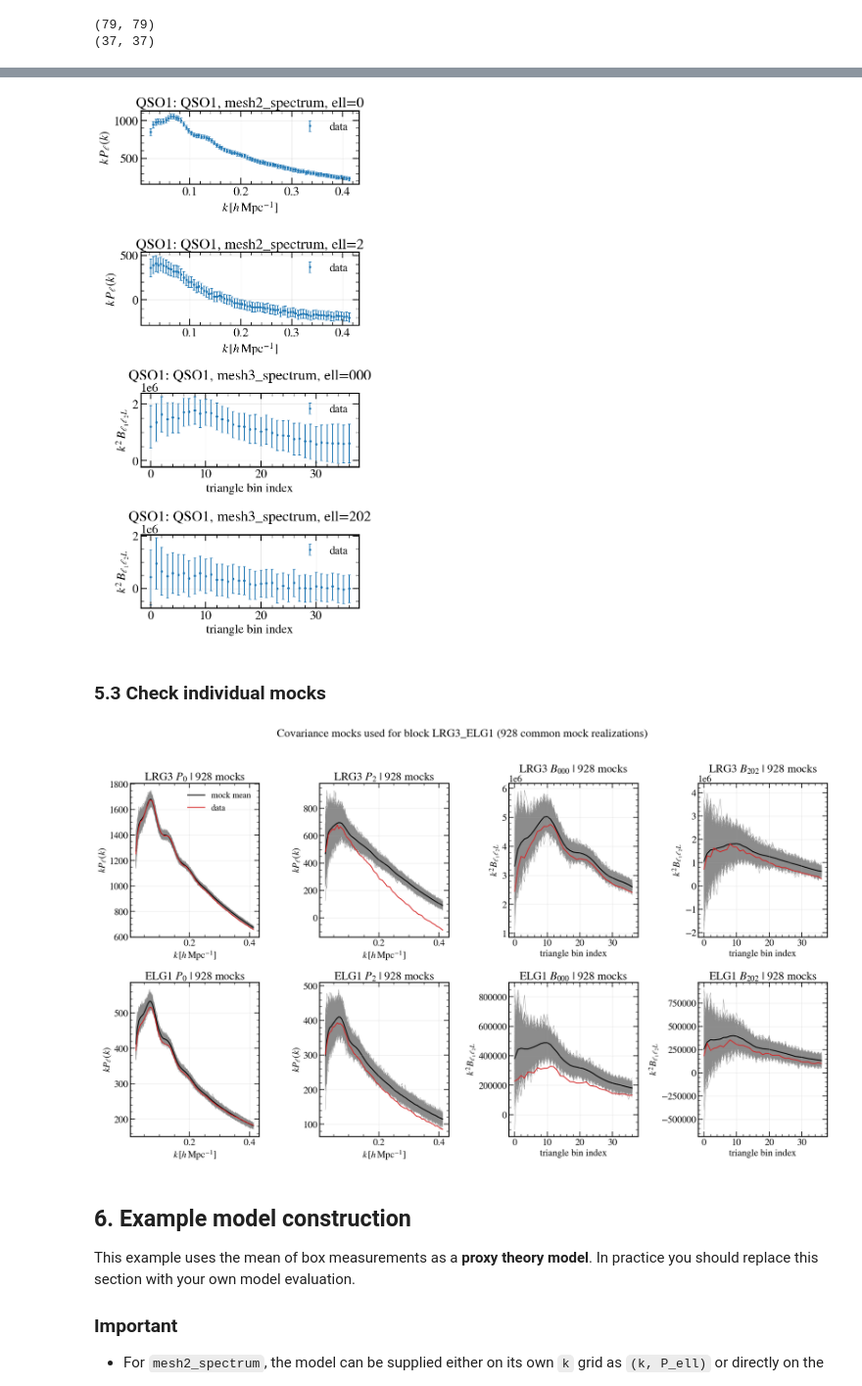
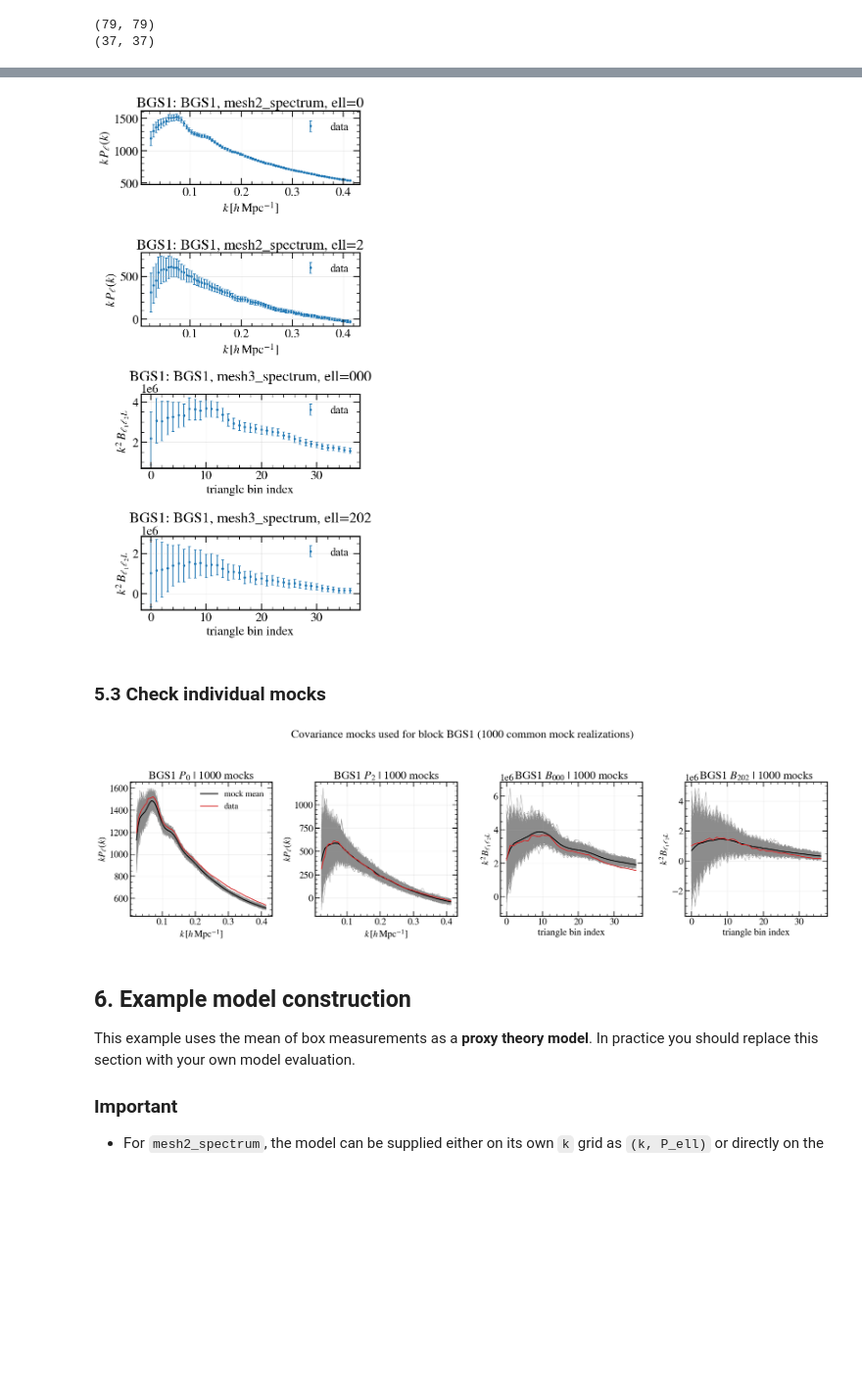
Before and after one commit to marcospellejero/desi-clustering, a Jupyter notebook: full_shape/nb/Compute_your_chi2_cleaned.ipynb, the cells around one changed output, grey strips where cells are left out. Shown at 98% size. Cells and saved outputs as stored; diff of their text form; code cells hidden in the pictures; blank space fills up the shorter version.

Commit message:
Addition of the BGS tracers to the computation of the covariance

```diff
--- a/full_shape/nb/Compute_your_chi2_cleaned.ipynb
+++ b/full_shape/nb/Compute_your_chi2_cleaned.ipynb
@@ -1459,7 +1577,7 @@ DESIChi2Engine summary
 Many theory models need effective redshift, mean number density, shot noise, or the exact window-theory grids. Those are available directly from the engine block objects.
 # %%
 # Select one tracer block for metadata inspection
-block = get_block(engine, 'LRG1')
+block = get_block(engine, 'BGS1')
 
 # Power-spectrum objects
 i_pow = block.stat_names.index('mesh2_spectrum')
@@ -1567,19 +1685,19 @@ Shapes:
 # %% [markdown]
 ### 5.2 Inspecting the LRG3–ELG1 cross-covariance
 # %%
-cov_layout = extract_block_covariance_layout(engine, 'LRG3_ELG1')
+cov_layout = extract_block_covariance_layout(engine, 'BGS1')
 C = cov_layout['matrix']
 
 # Cross covariance between LRG3 P0 and ELG1 P0
-s_lrg3_p0 = find_block_slice(cov_layout, 'LRG3', 'mesh2_spectrum', 0)
-s_elg1_p0 = find_block_slice(cov_layout, 'ELG1', 'mesh2_spectrum', 0)
+s_lrg3_p0 = find_block_slice(cov_layout, 'BGS1', 'mesh2_spectrum', 0)
+s_elg1_p0 = find_block_slice(cov_layout, 'BGS1', 'mesh2_spectrum', 0)
 
 C_LRG3P0_ELG1P0 = C[s_lrg3_p0, s_elg1_p0]
 print(C_LRG3P0_ELG1P0.shape)
 
 # Cross covariance between LRG3 B000 and ELG1 B202
-s_lrg3_b000 = find_block_slice(cov_layout, 'LRG3', 'mesh3_spectrum', (0, 0, 0))
-s_elg1_b202 = find_block_slice(cov_layout, 'ELG1', 'mesh3_spectrum', (2, 0, 2))
+s_lrg3_b000 = find_block_slice(cov_layout, 'BGS1', 'mesh3_spectrum', (0, 0, 0))
+s_elg1_b202 = find_block_slice(cov_layout, 'BGS1', 'mesh3_spectrum', (2, 0, 2))
 
 C_LRG3B000_ELG1B202 = C[s_lrg3_b000, s_elg1_b202]
 print(C_LRG3B000_ELG1B202.shape)
@@ -1670,7 +1788,7 @@ def plot_block_correlation_matrix(engine, block_name='LRG3_ELG1', figsize=(11, 1
 # %%
 fig, ax, R_LRG3_ELG1, cov_layout_LRG3_ELG1 = plot_block_correlation_matrix(
     engine,
-    block_name='LRG3_ELG1',
+    block_name='BGS1',
 )
 plt.show()
 # %% [output]
@@ -1817,7 +1935,7 @@ def plot_joint_block_data_with_errors(
 # %%
 fig, axes, cov_layout_LRG3_ELG1 = plot_joint_block_data_with_errors(
     engine,
-    block_name='QSO1',
+    block_name='BGS1',
     stats=('mesh2_spectrum', 'mesh3_spectrum'),
     bispectrum_x='index',
     multiply_by_k=True,
@@ -1825,7 +1943,7 @@ fig, axes, cov_layout_LRG3_ELG1 = plot_joint_block_data_with_errors(
 
 plt.show()
 # %% [output]
-[figure, old version]
+[figure, new version]
 # %% [markdown]
 ### 5.3 Check individual mocks
 # %%
@@ -2215,17 +2361,17 @@ def plot_covariance_mocks_for_block(
 # %%
 fig, axes, glam_mock_info = plot_covariance_mocks_for_block(
     engine,
-    block_name='LRG3_ELG1',
+    block_name='BGS1',
     max_mocks=None,        # plot all mocks
     bispectrum_x='index',
     weight_data=True,      # P -> kP, B -> k^2B
     alpha=1.,
     lw=0.6,
 )
 
 plt.show()
 # %% [output]
-[figure, old version]
+[figure, new version]
 # %% [markdown]
 ## 6. Example model construction
 
```
Also changed, not shown: parts of 13 cells of this notebook.
